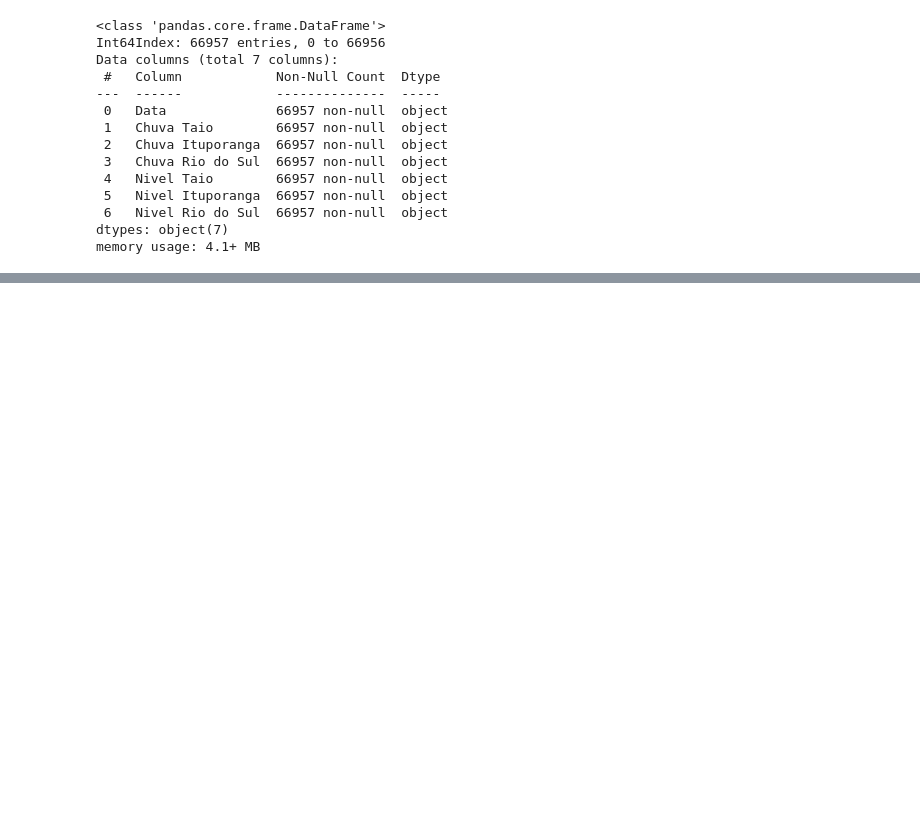
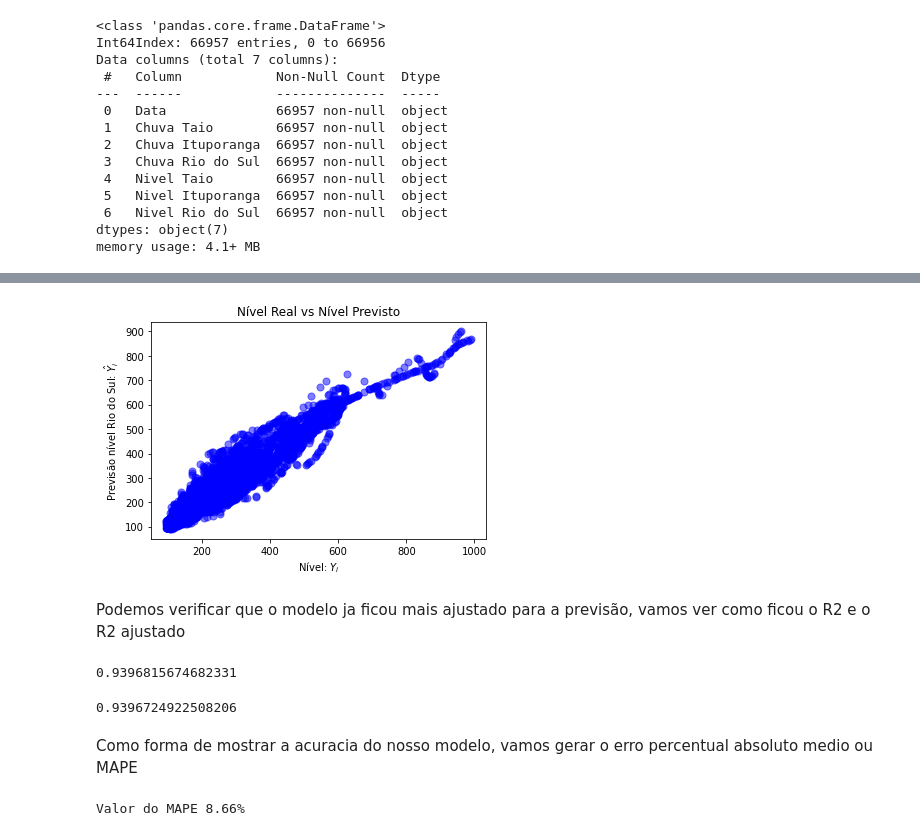
Before and after one commit to rafandoo/ciencia-de-dados, a Jupyter notebook: ATV_Previsao_cheias/cheias.ipynb, the cells around one changed output, grey strips where cells are left out. Cells and saved outputs as stored; diff of their text form; code cells hidden in the pictures; blank space fills up the shorter version.

```diff
--- a/ATV_Previsao_cheias/cheias.ipynb
+++ b/ATV_Previsao_cheias/cheias.ipynb
@@ -67,0 +177,51 @@ memory usage: 4.1+ MB
+# %%
+# Por meio destes vamos remover as linhas que não tem nível maior que 90 (em Rio do Sul) e que não tem data maior que 2011-01-01
+nivelMenor = cheias[(cheias['Nivel Rio do Sul'] < 90)].index
+cheias.drop(nivelMenor, inplace = True)
+
+dataMaior = cheias[(cheias['Data'] < '2011-01-01 00:00:00')].index
+cheias.drop(dataMaior, inplace = True)
+# %%
+# Vamos treinar novamente nosso modelo
+x = cheias[["Nivel Taio", "Nivel Ituporanga"]]
+y = cheias[["Nivel Rio do Sul"]]
+
+x_train, x_test, y_train, y_test = train_test_split(x, y, train_size = 0.8, test_size = 0.2)
+
+regressaoMultipla = LinearRegression()
+regressaoMultipla.fit(x_train, y_train)
+
+y_previsto = regressaoMultipla.predict(x_test)
+# %%
+# Vamos gerar um grafico de previsão para verificar as mudanças
+plt.scatter(y_test, y_previsto, c = 'b',  s = 50, alpha = 0.5)
+
+plt.xlabel("Nível: $Y_i$")
+plt.ylabel("Previsão nível Rio do Sul: $\hat{Y}_i$")
+plt.title("Nível Real vs Nível Previsto")
+
+plt.show()
+# %% [output]
+[figure, added]
+# %% [markdown]
+Podemos verificar que o modelo ja ficou mais ajustado para a previsão, vamos ver como ficou o R2 e o R2 ajustado
+# %%
+# R2
+R2 = r2_score(y_test,y_previsto)
+print(R2)
+# %% [output]
+0.9396815674682331
+# %%
+# R2 ajustado
+adj_r2 = (1 - ((1 - r2_score(y_test, y_previsto)) * (len(y_test) - 1)) / (len(y_test) - x_train.shape[1] - 1))
+print(adj_r2)
+# %% [output]
+0.9396724922508206
+# %% [markdown]
+Como forma de mostrar a acuracia do nosso modelo, vamos gerar o erro percentual absoluto medio ou MAPE
+# %%
+mape = np.mean(np.abs((y_test - y_previsto) / y_test)) * 100
+
+print("Valor do MAPE %.2f" %mape + "%")
+# %% [output]
+Valor do MAPE 8.66%
```
Also changed, not shown: parts of 17 cells of this notebook.
